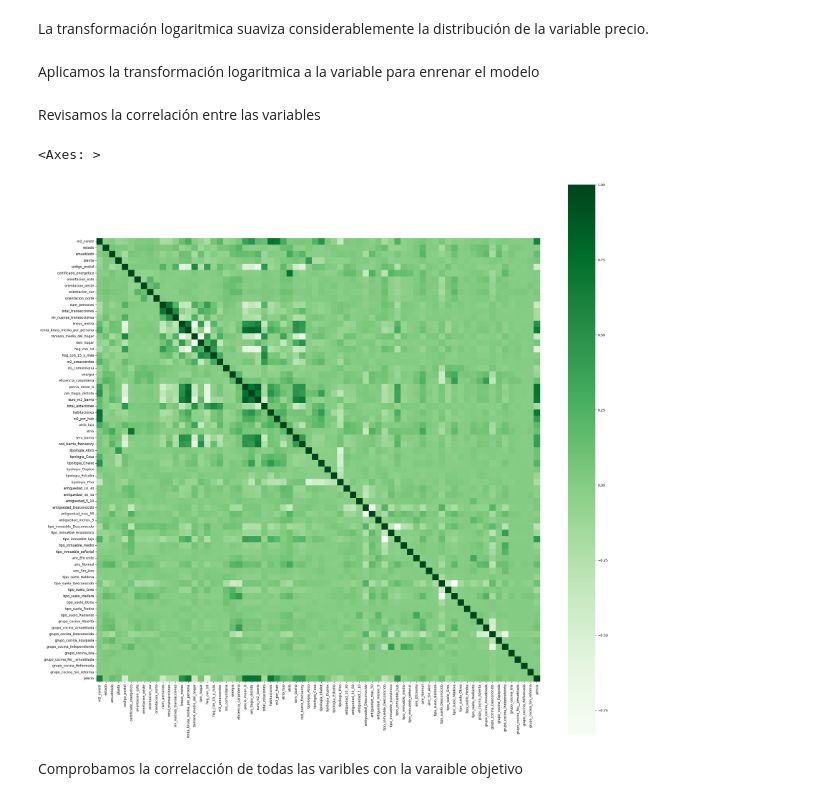
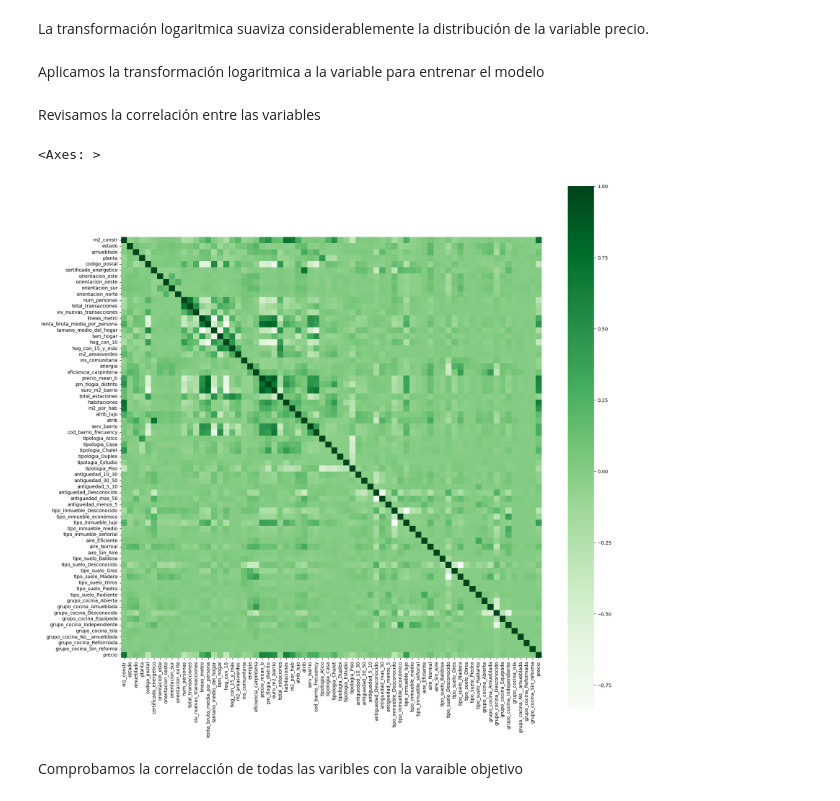
Before and after one commit to avaquerocastro/precios-de-vivienda-madrid, a Jupyter notebook: codigo/04-modelos/modelo_prediccion_precio_viviendas_Madrid0.92 .ipynb, the cells around one changed output. Drawn from its saved outputs; the diff is of its cells as text; code cells hidden in the pictures.

Commit message:
Modelo Baseline y varios modelo entregables

```diff
--- a/codigo/04-modelos/modelo_prediccion_precio_viviendas_Madrid0.92 .ipynb
+++ b/codigo/04-modelos/modelo_prediccion_precio_viviendas_Madrid0.92 .ipynb
@@ -195,12 +200,7 @@ plt.show()
 # %% [markdown]
 La transformación logaritmica suaviza considerablemente la distribución de la variable precio.
 # %% [markdown]
-Aplicamos la transformación logaritmica a la variable para enrenar el modelo
+Aplicamos la transformación logaritmica a la variable para entrenar el modelo
-# %%
-
-# Aplicar transformación logarítmica (evita problemas con ceros)
-X_train["precio"] = np.log1p(X_train["precio"])  # log1p(x) = log(x + 1) para evitar log(0)
-X_test["precio"] = np.log1p(X_test["precio"])
 # %% [markdown]
 Revisamos la correlación entre las variables
 # %%
@@ -209,11 +209,11 @@ Revisamos la correlación entre las variables
 corr =  X_train.drop(columns=['url']).corr()
 # %%
 # Plotting the heatmap of correlation between features
-plt.figure(figsize=(30,30))
+plt.figure(figsize=(20,20))
 sns.heatmap(corr, cbar=True, square= True, fmt='.1f', annot=False, annot_kws={'size':15}, cmap='Greens')
 # %% [output]
 <Axes: >
-[figure, old version]
+[figure, new version]
 # %% [markdown]
 Comprobamos la correlacción de todas las varibles con la varaible objetivo
 # %%
```
Also changed, not shown: parts of 67 cells of this notebook, 12 other files.
